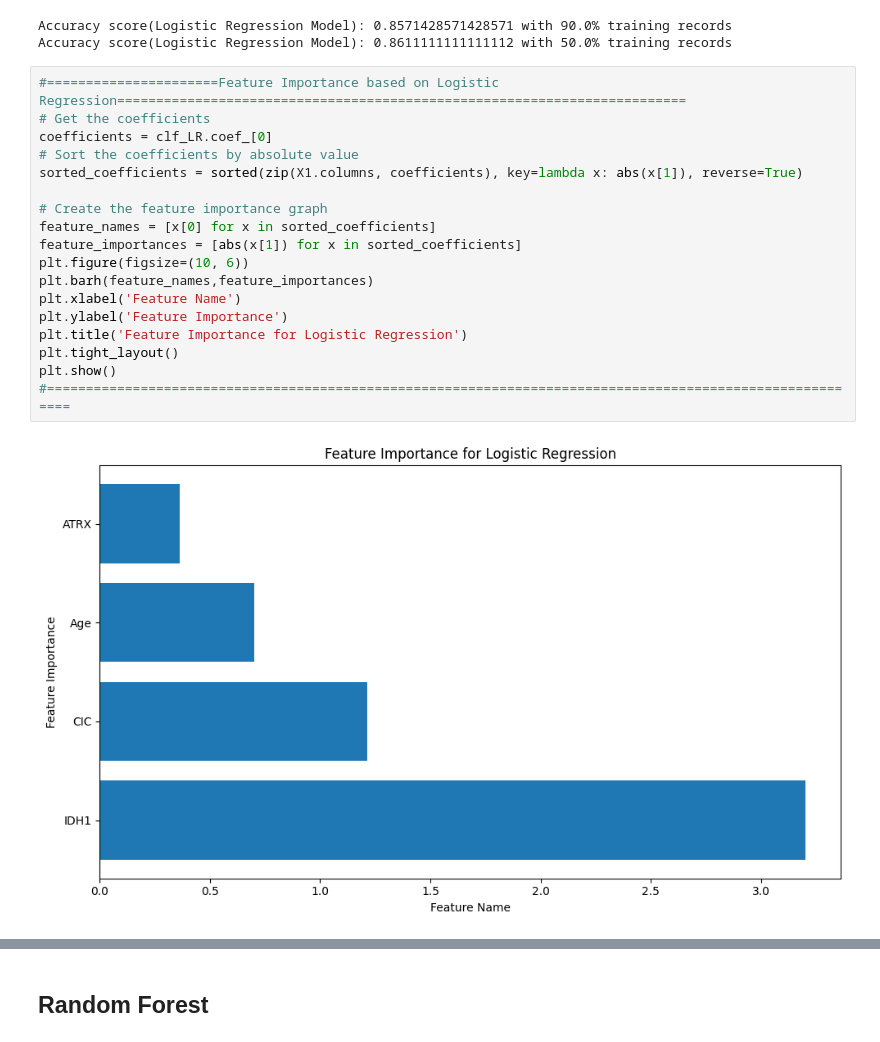
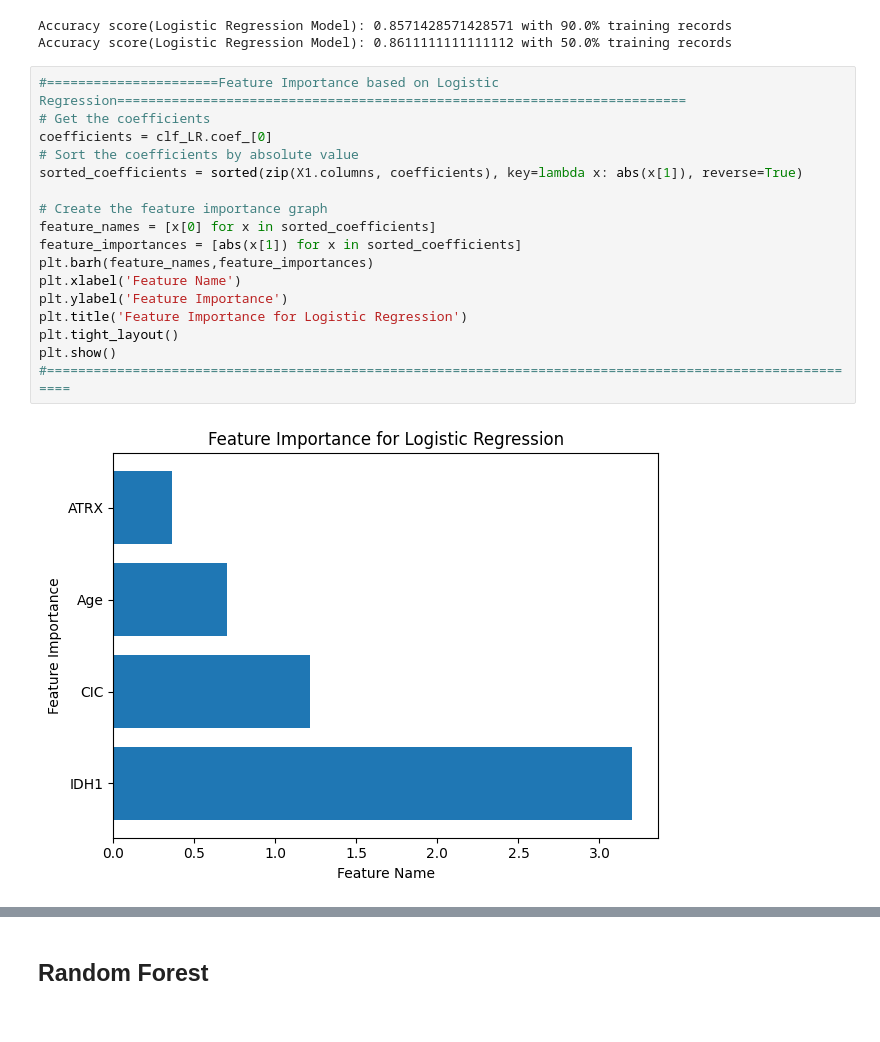
Before and after one commit to enggabhishek/glioma-prediction, a Jupyter notebook: Glioma_Brain_Cancer_Predictor.ipynb, the cells around one changed output, grey strips where cells are left out. Saved outputs shown, nothing was run; the diff lists cells and outputs as text.

```diff
--- a/Glioma_Brain_Cancer_Predictor.ipynb
+++ b/Glioma_Brain_Cancer_Predictor.ipynb
@@ -247,23 +247,22 @@ Accuracy score(Logistic Regression Model): 0.8611111111111112 with 50.0% trainin
 # %%
 #======================Feature Importance based on Logistic Regression=========================================================================
 # Get the coefficients
 coefficients = clf_LR.coef_[0]
 # Sort the coefficients by absolute value
 sorted_coefficients = sorted(zip(X1.columns, coefficients), key=lambda x: abs(x[1]), reverse=True)
 
 # Create the feature importance graph
 feature_names = [x[0] for x in sorted_coefficients]
 feature_importances = [abs(x[1]) for x in sorted_coefficients]
-plt.figure(figsize=(10, 6))
 plt.barh(feature_names,feature_importances)
 plt.xlabel('Feature Name')
 plt.ylabel('Feature Importance')
 plt.title('Feature Importance for Logistic Regression')
 plt.tight_layout()
 plt.show()
 #==========================================================================================================
 # %% [output]
-[figure, old version]
+[figure, new version]
 # %%
 #=======================Calculate the confusion matrix for Logistic Regression Model====================================
 for i in range(len(train_set)):
```
Also changed, not shown: parts of 15 cells of this notebook.
